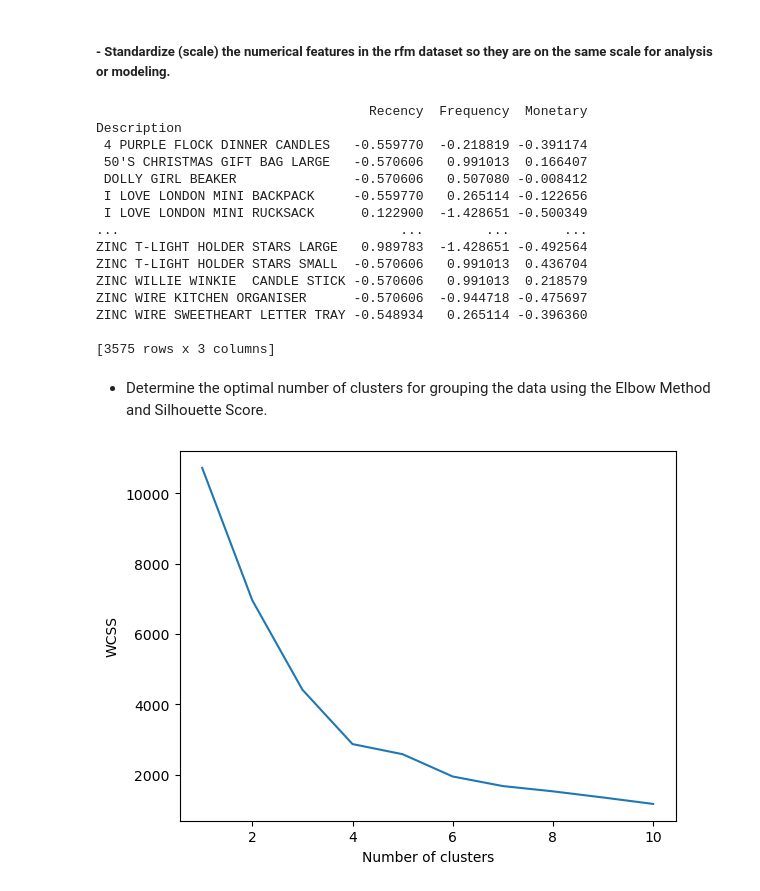
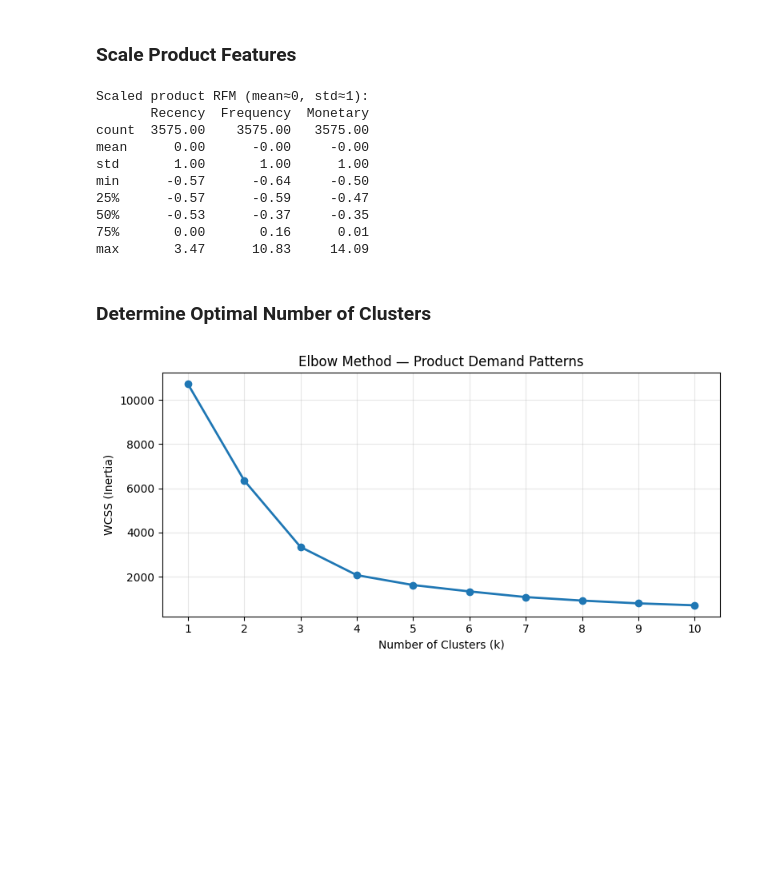
Before and after one commit to principles-of-data-science-cw-2/group-assignment, a Jupyter notebook: notebooks/03_clustering.ipynb, the cells around one changed output. Saved outputs shown, nothing was run; the diff lists cells and outputs as text; code cells hidden in the pictures; blank space fills up the shorter version.

```diff
--- a/notebooks/03_clustering.ipynb
+++ b/notebooks/03_clustering.ipynb
@@ -311,52 +409,41 @@ ZINC WIRE SWEETHEART LETTER TRAY        2          8    253.24
 # %% [markdown]
-##### - Standardize (scale) the numerical features in the rfm dataset so they are on the same scale for analysis or modeling.
+### Scale Product Features
 # %%
-# Feature Scaling - Use Standardization.
-# Now features have: mean = 0 , standard deviation = 1
-
-from sklearn.preprocessing import StandardScaler
-
-scaler = StandardScaler()
-
+scaler_prod = StandardScaler()
 rfm_product_scaled = rfm_product.copy()
-rfm_product_scaled[["Recency","Frequency","Monetary"]] = scaler.fit_transform(rfm_product)
-print(rfm_product_scaled)
+rfm_product_scaled[['Recency','Frequency','Monetary']] = scaler_prod.fit_transform(rfm_product)
+print("Scaled product RFM (mean≈0, std≈1):")
+print(rfm_product_scaled.describe().round(2))
 # %% [output]
-                                   Recency  Frequency  Monetary
-Description
- 4 PURPLE FLOCK DINNER CANDLES   -0.559770  -0.218819 -0.391174
- 50'S CHRISTMAS GIFT BAG LARGE   -0.570606   0.991013  0.166407
- DOLLY GIRL BEAKER               -0.570606   0.507080 -0.008412
- I LOVE LONDON MINI BACKPACK     -0.559770   0.265114 -0.122656
- I LOVE LONDON MINI RUCKSACK      0.122900  -1.428651 -0.500349
-...                                    ...        ...       ...
-ZINC T-LIGHT HOLDER STARS LARGE   0.989783  -1.428651 -0.492564
-ZINC T-LIGHT HOLDER STARS SMALL  -0.570606   0.991013  0.436704
-ZINC WILLIE WINKIE  CANDLE STICK -0.570606   0.991013  0.218579
-ZINC WIRE KITCHEN ORGANISER      -0.570606  -0.944718 -0.475697
-ZINC WIRE SWEETHEART LETTER TRAY -0.548934   0.265114 -0.396360
-
-[3575 rows x 3 columns]
+Scaled product RFM (mean≈0, std≈1):
+       Recency  Frequency  Monetary
+count  3575.00    3575.00   3575.00
+mean      0.00      -0.00     -0.00
+std       1.00       1.00      1.00
+min      -0.57      -0.64     -0.50
+25%      -0.57      -0.59     -0.47
+50%      -0.53      -0.37     -0.35
+75%       0.00       0.16      0.01
+max       3.47      10.83     14.09
 # %% [markdown]
- - Determine the optimal number of clusters for grouping the data using the Elbow Method and Silhouette Score.
+ ### Determine Optimal Number of Clusters
 # %%
-# Determine Optimal Number of Clusters
-# Method : Elbow Method
+# Elbow Method
+wcss_p = []
+for k in range(1, 11):
+    km = KMeans(n_clusters=k, random_state=42, n_init=10)
+    km.fit(rfm_product_scaled)
+    wcss_p.append(km.inertia_)
 
-from sklearn.cluster import KMeans
-import matplotlib.pyplot as plt
-
-wcss = []
-
-for i in range(1,11):
-    kmeans = KMeans(n_clusters=i)
-    kmeans.fit(rfm_product_scaled)
-    wcss.append(kmeans.inertia_)
-
-plt.plot(range(1,11), wcss)
-plt.xlabel("Number of clusters")
-plt.ylabel("WCSS")
+plt.figure(figsize=(8, 4))
+plt.plot(range(1,11), wcss_p, marker='o', linewidth=2)
+plt.xlabel('Number of Clusters (k)')
+plt.ylabel('WCSS (Inertia)')
+plt.title('Elbow Method — Product Demand Patterns')
+plt.xticks(range(1,11))
+plt.grid(True, alpha=0.3)
+plt.tight_layout()
 plt.show()
 # %% [output]
-[figure, old version]
+[figure, new version]
 # %%
```
Also changed, not shown: parts of 63 cells of this notebook.
